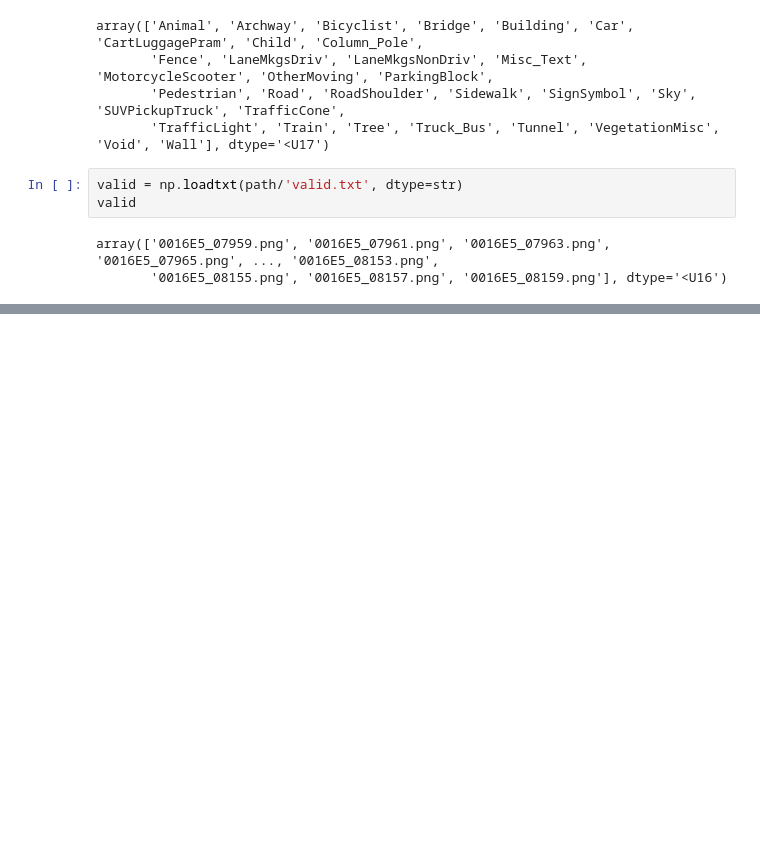
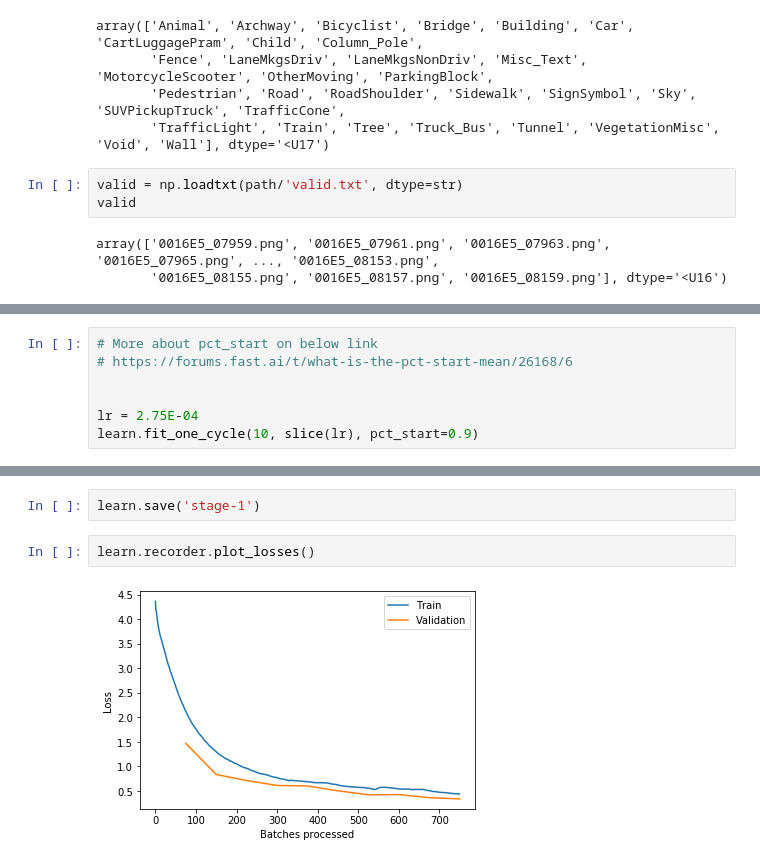
Before and after one commit to mdalvi/fast-ai-lessons, a Jupyter notebook: course-v3/nbs/dl1/lesson3_camvid_exercise.ipynb, the cells around one changed output, grey strips where cells are left out. Drawn from its saved outputs; the diff is of its cells as text; blank space fills up the shorter version.

```diff
--- a/course-v3/nbs/dl1/lesson3_camvid_exercise.ipynb
+++ b/course-v3/nbs/dl1/lesson3_camvid_exercise.ipynb
@@ -123,0 +154,7 @@ torch.Size([3, 720, 960])
+# %%
+# More about pct_start on below link
+# https://forums.fast.ai/t/what-is-the-pct-start-mean/26168/6
+
+
+lr = 2.75E-04
+learn.fit_one_cycle(10, slice(lr), pct_start=0.9)
@@ -123,0 +173,6 @@ torch.Size([3, 720, 960])
+# %%
+learn.save('stage-1')
+# %%
+learn.recorder.plot_losses()
+# %% [output]
+[figure, added]
```
Also changed, not shown: parts of 50 cells of this notebook, 1 other file.
